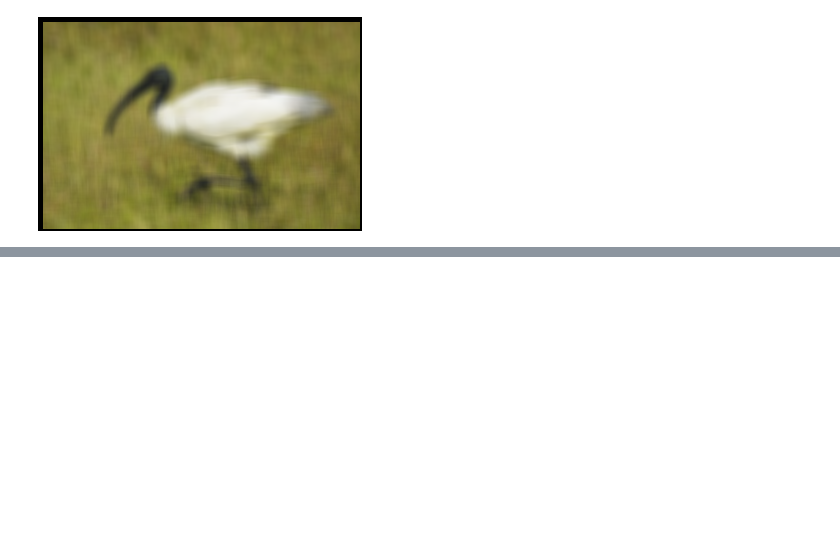
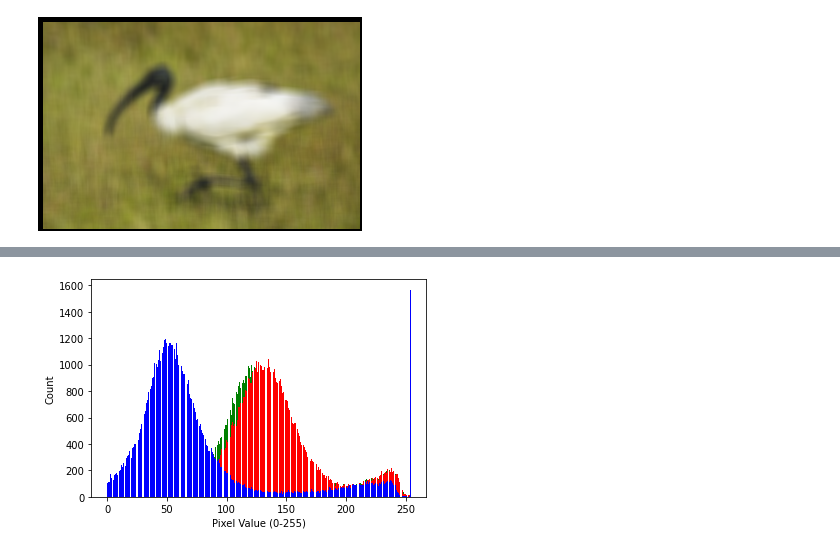
Before and after one commit to jrplatin/AlgorithmImplementations, a Jupyter notebook: python_cv.ipynb, the cells around one changed output, grey strips where cells are left out. Drawn from its saved outputs; the diff is of its cells as text; code cells hidden in the pictures; blank space fills up the shorter version.

```diff
--- a/python_cv.ipynb
+++ b/python_cv.ipynb
@@ -42,0 +74,34 @@ blur('ibis.jpg', 11)
+# %%
+import matplotlib.pyplot as plt
+import numpy as np
+def make_histogram(image_name):
+  image = Image.open(image_name)
+  pixel_arr = image.load()
+
+  red_vals = [0] * 255
+  green_vals = [0] * 255
+  blue_vals = [0] * 255
+
+  for i in range(1, image.size[0]-1):
+      for j in range(1, image.size[1]-1):
+          for depth in range(3):
+            val = pixel_arr[i,j]
+            if depth == 0:
+              red_vals[val[0]-1] += 1
+            elif depth == 1:
+              green_vals[val[1]-1] += 1
+            elif depth == 2:
+              blue_vals[val[2]-1] += 1
+
+  %matplotlib inline
+  plt.bar(range(255), green_vals,color='g')
+  plt.bar(range(255), red_vals,color='r')
+  plt.bar(range(255), blue_vals,color='b')
+
+  plt.xlabel('Pixel Value (0-255)')
+  plt.ylabel('Count')
+  plt.show()
+
+make_histogram('ibis.jpg')
+# %% [output]
+[figure, added]
```
Also changed, not shown: parts of 3 cells of this notebook.
